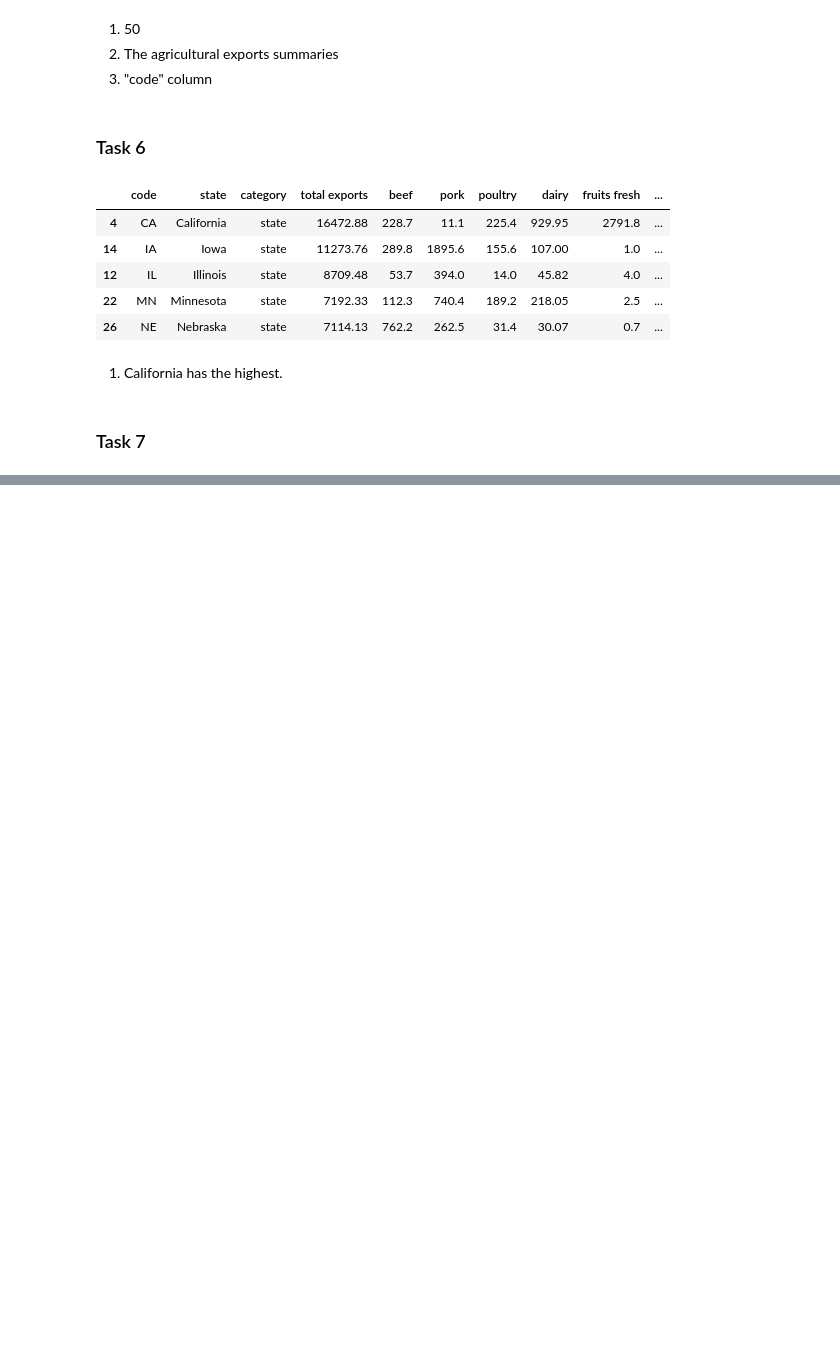
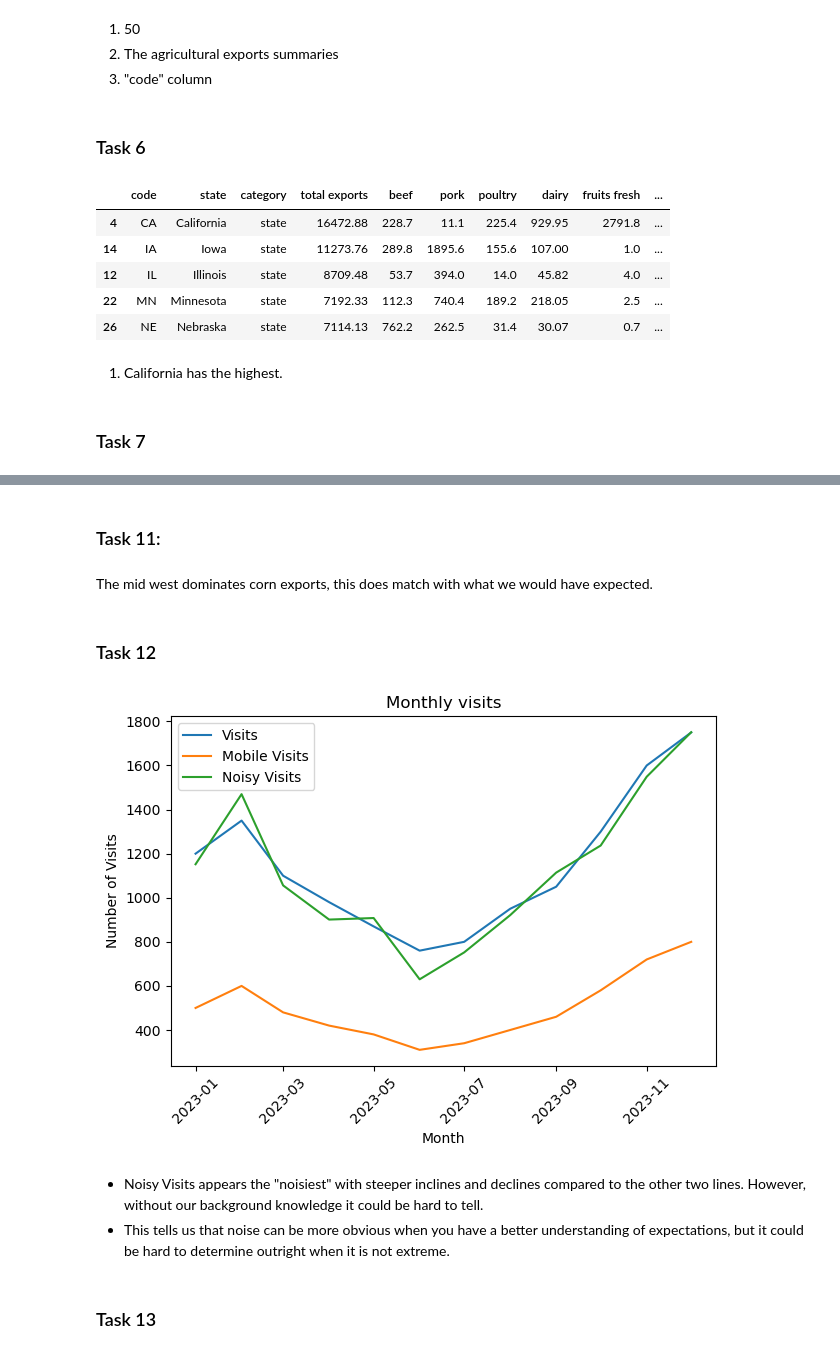
Before and after one commit to AndrewGriffith328/Mapping_Tracking, a Jupyter notebook: mapping_tracking.ipynb, the cells around one changed output, grey strips where cells are left out. Drawn from its saved outputs; the diff is of its cells as text; code cells hidden in the pictures; blank space fills up the shorter version.

```diff
--- a/mapping_tracking.ipynb
+++ b/mapping_tracking.ipynb
@@ -127,0 +162,2 @@ fig.show()
+# %% [markdown]
+### Task 11:
@@ -127,0 +167,33 @@ fig.show()
+# %% [markdown]
+The mid west dominates corn exports, this does match with what we would have expected.
+# %% [markdown]
+### Task 12
+# %%
+import numpy as np
+
+np.random.seed(42)
+df_visits["noisy_visits"] = (
+    df_visits["visits"]
+    + np.random.randint(-150, 150, size=len(df_visits))
+)
+
+plt.plot(df_visits["month"], df_visits["visits"], label="Visits")
+plt.plot(df_visits["month"], df_visits["mobile_visits"], label="Mobile Visits")
+plt.plot(df_visits["month"], df_visits["noisy_visits"], label="Noisy Visits")
+
+
+plt.title("Monthly visits")
+plt.xlabel("Month")
+plt.ylabel("Number of Visits")
+plt.xticks(rotation=45)
+plt.legend()
+
+plt.tight_layout()
+plt.show()
+# %% [output]
+[figure, added]
+# %% [markdown]
+- Noisy Visits appears the "noisiest" with steeper inclines and declines compared to the other two lines. However, without our background knowledge it could be hard to tell.
+- This tells us that noise can be more obvious when you have a better understanding of expectations, but it could be hard to determine outright when it is not extreme.
+# %% [markdown]
+### Task 13
```
Also changed, not shown: parts of 13 cells of this notebook.
